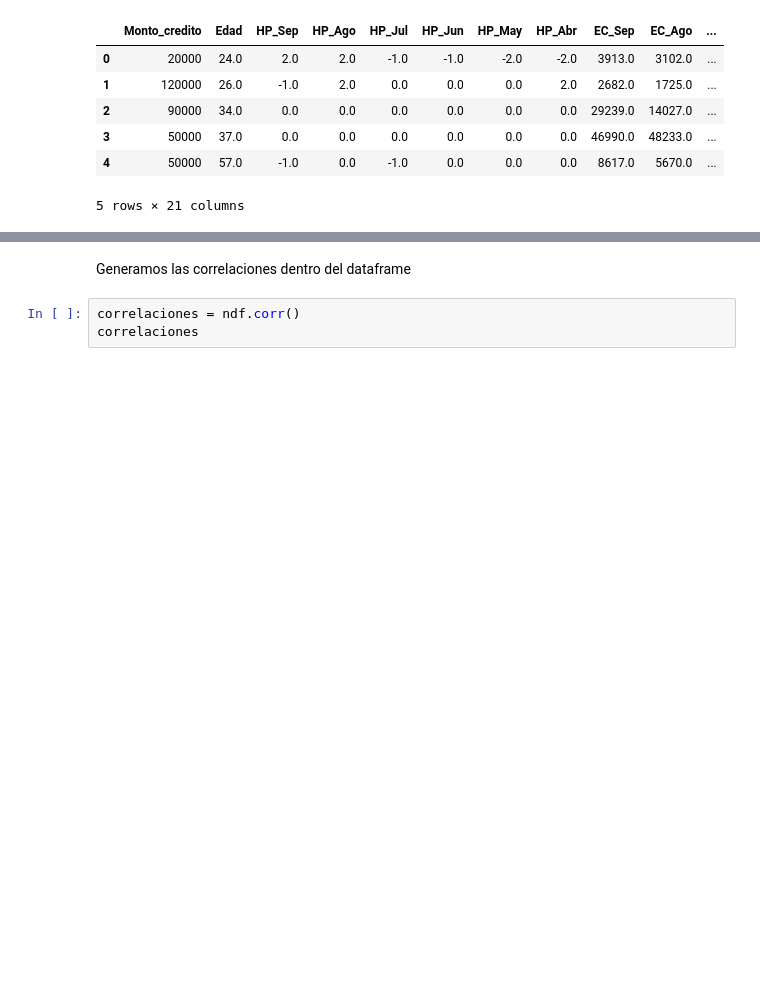
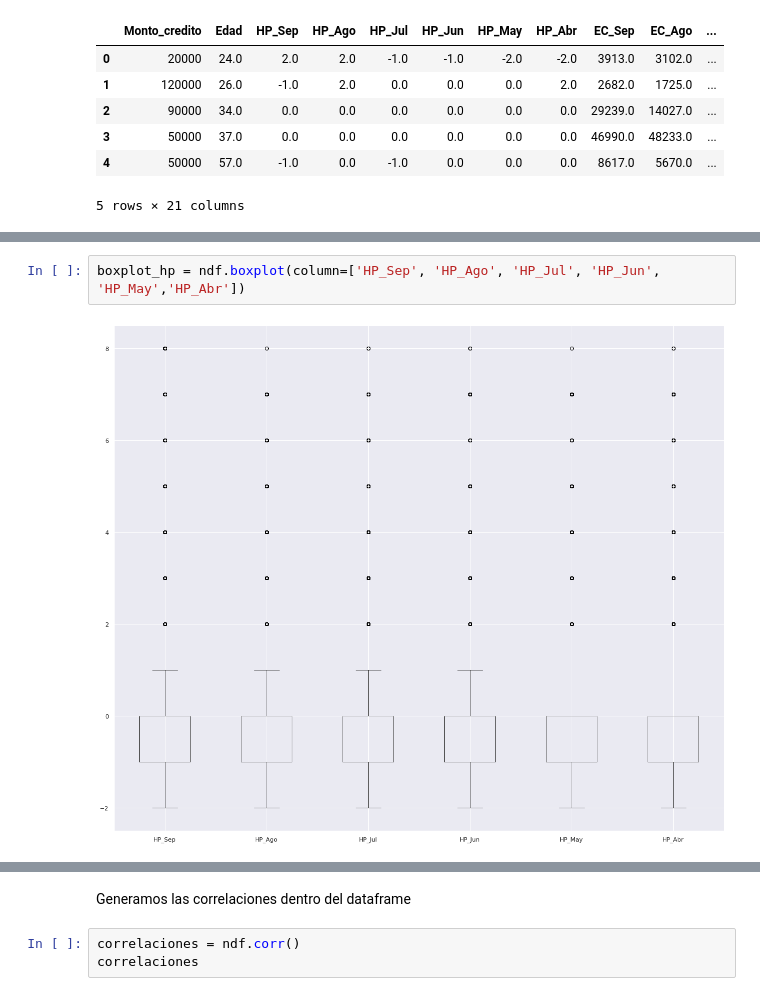
Before and after one commit to PosgradoMNA/actividades-del-projecto-equipo_56, a Jupyter notebook: Actividad1_Equipo56.ipynb, the cells around one changed output, grey strips where cells are left out. Drawn from its saved outputs; the diff is of its cells as text; blank space fills up the shorter version.

```diff
--- a/Actividad1_Equipo56.ipynb
+++ b/Actividad1_Equipo56.ipynb
@@ -638,0 +643,4 @@ ndf.head()
+# %%
+boxplot_hp = ndf.boxplot(column=['HP_Sep', 'HP_Ago', 'HP_Jul', 'HP_Jun', 'HP_May','HP_Abr'])
+# %% [output]
+[figure, added]
```
Also changed, not shown: parts of 4 cells of this notebook.
